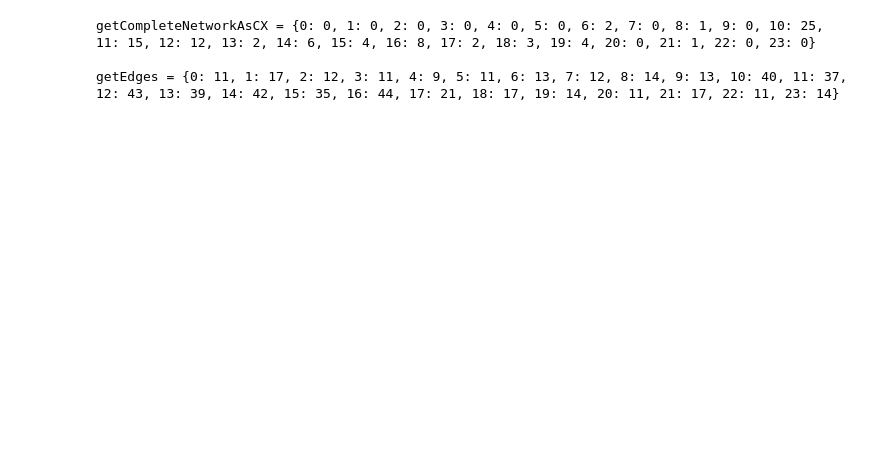
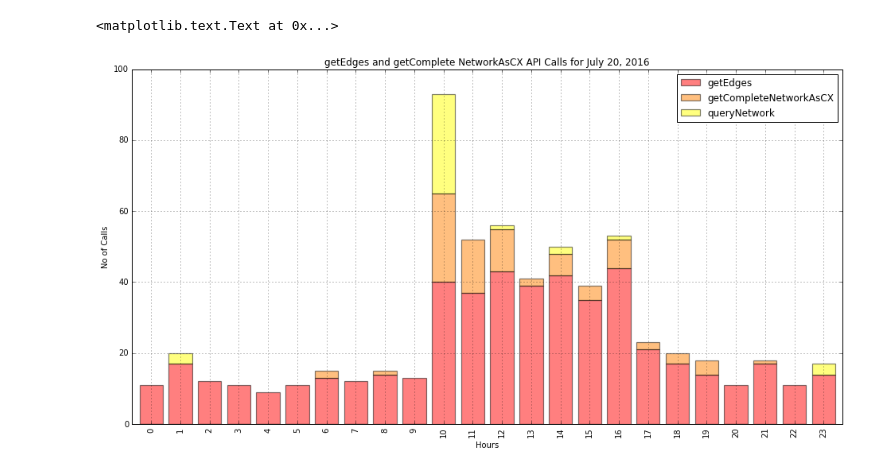
Before and after one commit to ndexbio/ndex-stats-jupyter-notebooks, a Jupyter notebook: getComplete_getEdges_hourly_distribution.ipynb, the cells around one changed output. Cells and saved outputs as stored; diff of their text form; code cells hidden in the pictures; blank space fills up the shorter version.

```diff
--- a/getComplete_getEdges_hourly_distribution.ipynb
+++ b/getComplete_getEdges_hourly_distribution.ipynb
@@ -21,60 +21,72 @@ conn_string = "host='52.43.75.12' port='5432' dbname='ndexstats' user='ndexstats
 # get a connection, if a connect cannot be made an exception will be raised here
 try:
     conn = psycopg2.connect(conn_string)
 except:
     e = sys.exc_info()[0]
     print "Error: %s" % e
     sys.exit()
 
 
 # conn.cursor will return a cursor object for performing queries
 cursor = conn.cursor()
 
-# initialize dictionaries for counting how many calls were made every hour
+
+query1 = "select count(transaction_id), transaction_hour from ndexstats where api='NetworkAService.getEdges' " + \
+    " and transaction_year='2016' and transaction_month='7' and transaction_day='20' " + \
+    " group by transaction_hour order by transaction_hour"
+
+query2 = "select count(transaction_id), transaction_hour from ndexstats where api='NetworkAService.getCompleteNetworkAsCX' " + \
+    " and transaction_year='2016' and transaction_month='7' and transaction_day='20' " + \
+    " group by transaction_hour order by transaction_hour"
+
+query3 = "select count(transaction_id), transaction_hour from ndexstats where api='NetworkAService.queryNetwork' " + \
+    " and transaction_year='2016' and transaction_month='7' and transaction_day='20' " + \
+    " group by transaction_hour order by transaction_hour"
+
 getEdges = {}
 getCompleteNetworkAsCX = {}
-
-for i in range(0, 24):
-    getEdges[i] = 0
-    getCompleteNetworkAsCX[i] = 0
-
-
-query1 = "select transaction_hour from ndexstats where api = 'NetworkAService.getCompleteNetworkAsCX'"
-query2 = "select transaction_hour from ndexstats where api = 'NetworkAService.getEdges'"
-
-
-
+queryNetwork = {}
 
 cursor.execute(query1)
 for i in range(cursor.rowcount):
     row = cursor.fetchone()
-    hour = row[0]
-    getCompleteNetworkAsCX[hour] += 1
+    hour = row[1]
+    count = row[0]
+    getEdges[hour] = count
 
 cursor.execute(query2)
 for i in range(cursor.rowcount):
     row = cursor.fetchone()
-    hour = row[0]
-    getEdges[hour] += 1
+    hour = row[1]
+    count = row[0]
+    getCompleteNetworkAsCX[hour] = count
 
+cursor.execute(query3)
+for i in range(cursor.rowcount):
+    row = cursor.fetchone()
+    hour = row[1]
+    count = row[0]
+    queryNetwork[hour] = count
 
 cursor.close()
 conn.close()
 
-
-'''
-df = pd.DataFrame({
-    'getCompleteNetworkAsCX': [10],
-    'getEdges': [10],
-})
-
-df
-'''
+getCompleteNetworkAsCXSeries = pd.Series(getCompleteNetworkAsCX);
 
 
-print "getCompleteNetworkAsCX =", getCompleteNetworkAsCX, "\n"
-print "getEdges =", getEdges, "\n"
+API_Stats = {'Hours' : [n for n in range(0, 24)],
+            'getEdges' : [getEdges.get(n) for n in range(0,24)],
+            'getCompleteNetworkAsCX' : [getCompleteNetworkAsCX.get(n) for n in range(0,24)],
+            'queryNetwork' : [queryNetwork.get(n) for n in range(0,24)]
+            }
+
+API_Stats_show = pd.DataFrame(API_Stats, index=API_Stats['Hours'], columns=['getEdges', 'getCompleteNetworkAsCX', 'queryNetwork'])
+API_Stats_show.plot(kind='bar', grid=True, colormap='autumn', alpha=0.5, figsize=(16,8),\
+                   title='getEdges and getComplete NetworkAsCX API Calls for July 20, 2016', \
+                   width=.8, linewidth=1.2, stacked=True)
+
+plt.xlabel('Hours')
+plt.ylabel('No of Calls')
 # %% [output]
-getCompleteNetworkAsCX = {0: 0, 1: 0, 2: 0, 3: 0, 4: 0, 5: 0, 6: 2, 7: 0, 8: 1, 9: 0, 10: 25, 11: 15, 12: 12, 13: 2, 14: 6, 15: 4, 16: 8, 17: 2, 18: 3, 19: 4, 20: 0, 21: 1, 22: 0, 23: 0}
-
-getEdges = {0: 11, 1: 17, 2: 12, 3: 11, 4: 9, 5: 11, 6: 13, 7: 12, 8: 14, 9: 13, 10: 40, 11: 37, 12: 43, 13: 39, 14: 42, 15: 35, 16: 44, 17: 21, 18: 17, 19: 14, 20: 11, 21: 17, 22: 11, 23: 14}
+<matplotlib.text.Text at 0x...>
+[figure, added]
```
Also changed, not shown: parts of 1 cell of this notebook, 3 other files.
